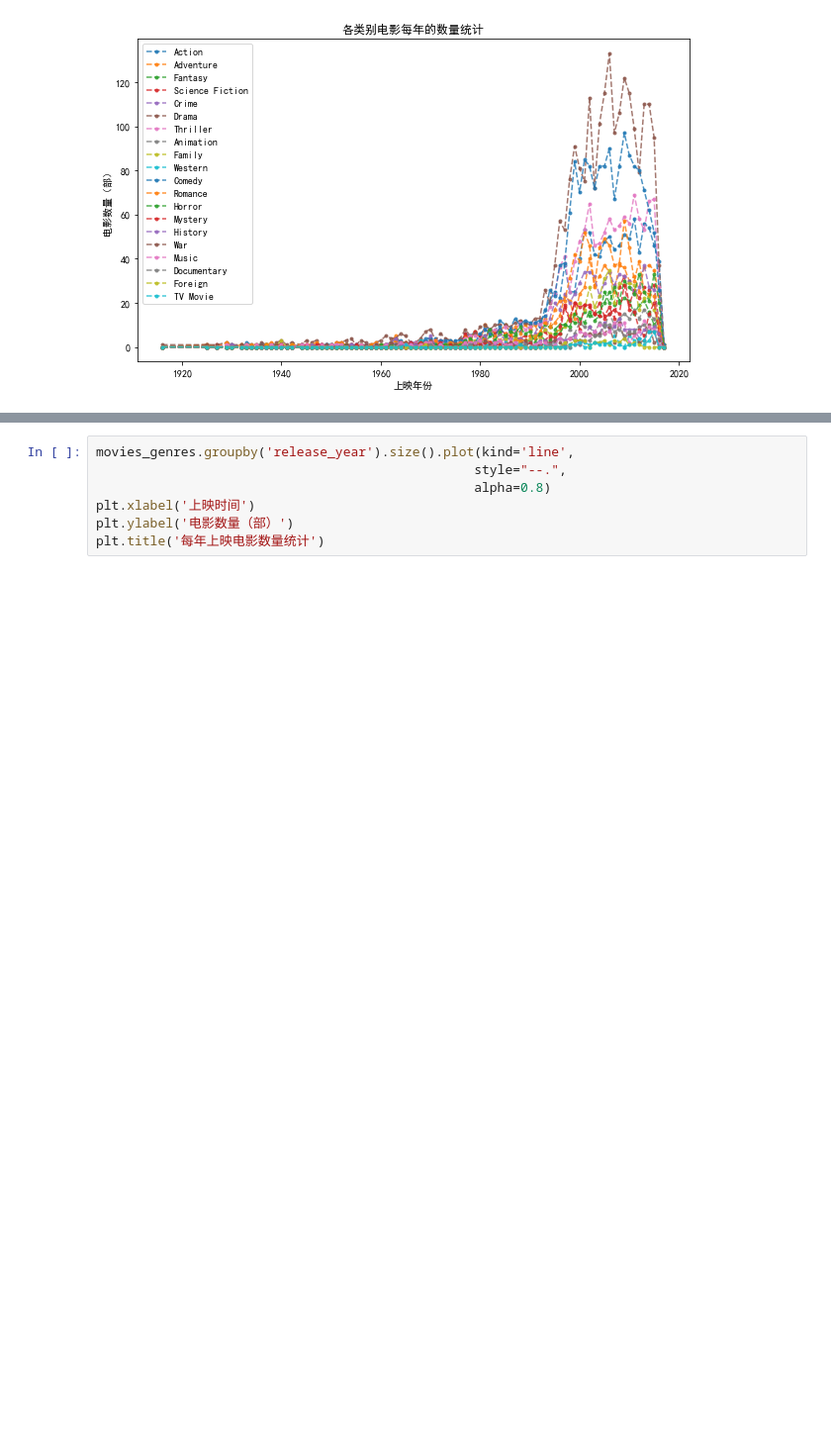
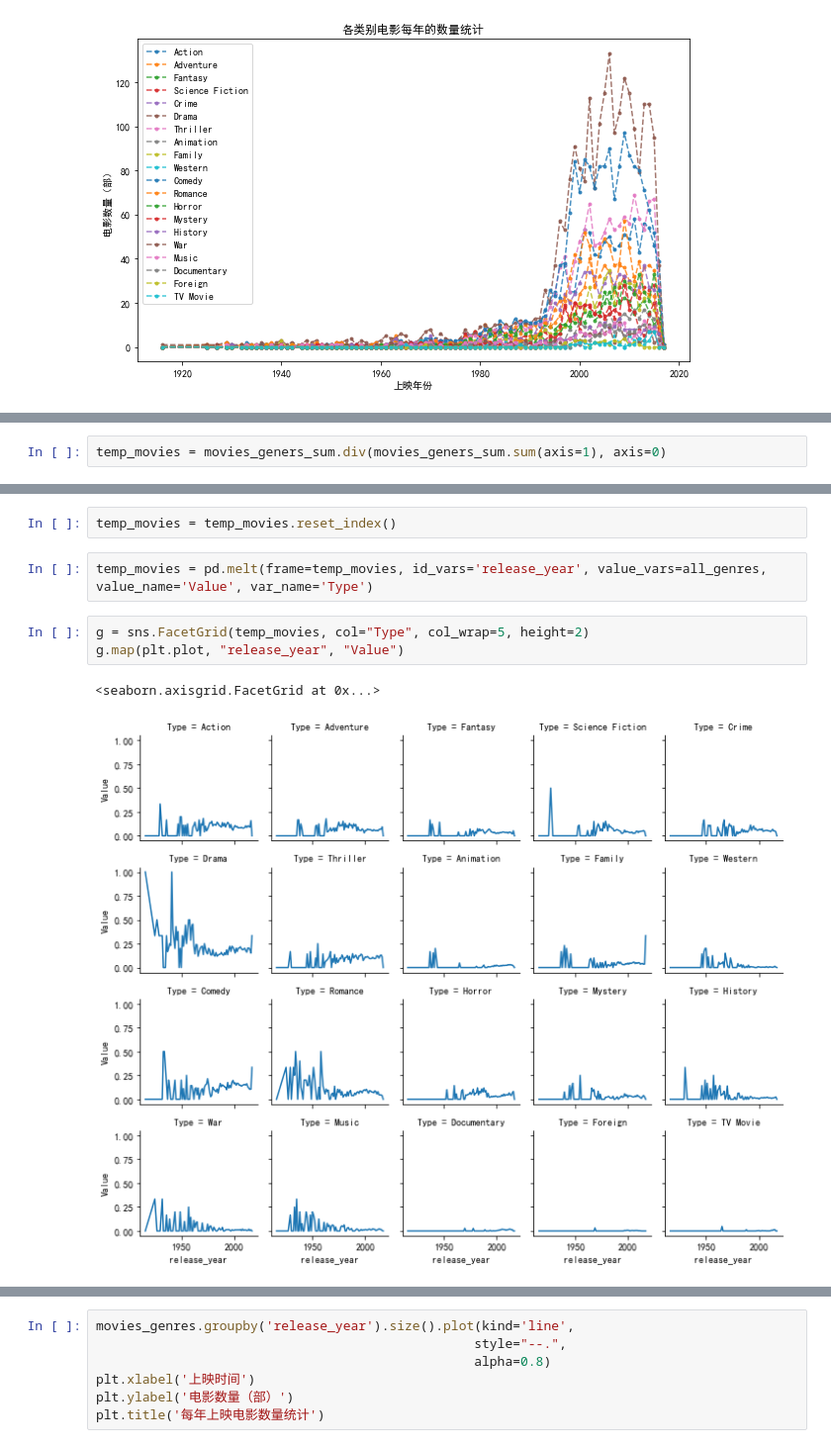
Before and after one commit to AndyFree96/AI-Learning, a Jupyter notebook: DataAnalysis/2.TMDB分析.ipynb, the cells around one changed output, grey strips where cells are left out. Shown at 99% size. Drawn from its saved outputs; the diff is of its cells as text; blank space fills up the shorter version.

```diff
--- a/DataAnalysis/2.TMDB分析.ipynb
+++ b/DataAnalysis/2.TMDB分析.ipynb
@@ -476,0 +534,2 @@ Text(0.5, 1.0, '各类别电影每年的数量统计')
+# %%
+temp_movies = movies_geners_sum.div(movies_geners_sum.sum(axis=1), axis=0)
@@ -476,0 +546,10 @@ Text(0.5, 1.0, '各类别电影每年的数量统计')
+# %%
+temp_movies = temp_movies.reset_index()
+# %%
+temp_movies = pd.melt(frame=temp_movies, id_vars='release_year', value_vars=all_genres, value_name='Value', var_name='Type')
+# %%
+g = sns.FacetGrid(temp_movies, col="Type", col_wrap=5, height=2)
+g.map(plt.plot, "release_year", "Value")
+# %% [output]
+<seaborn.axisgrid.FacetGrid at 0x...>
+[figure, added]
```
Also changed, not shown: parts of 34 cells of this notebook.
